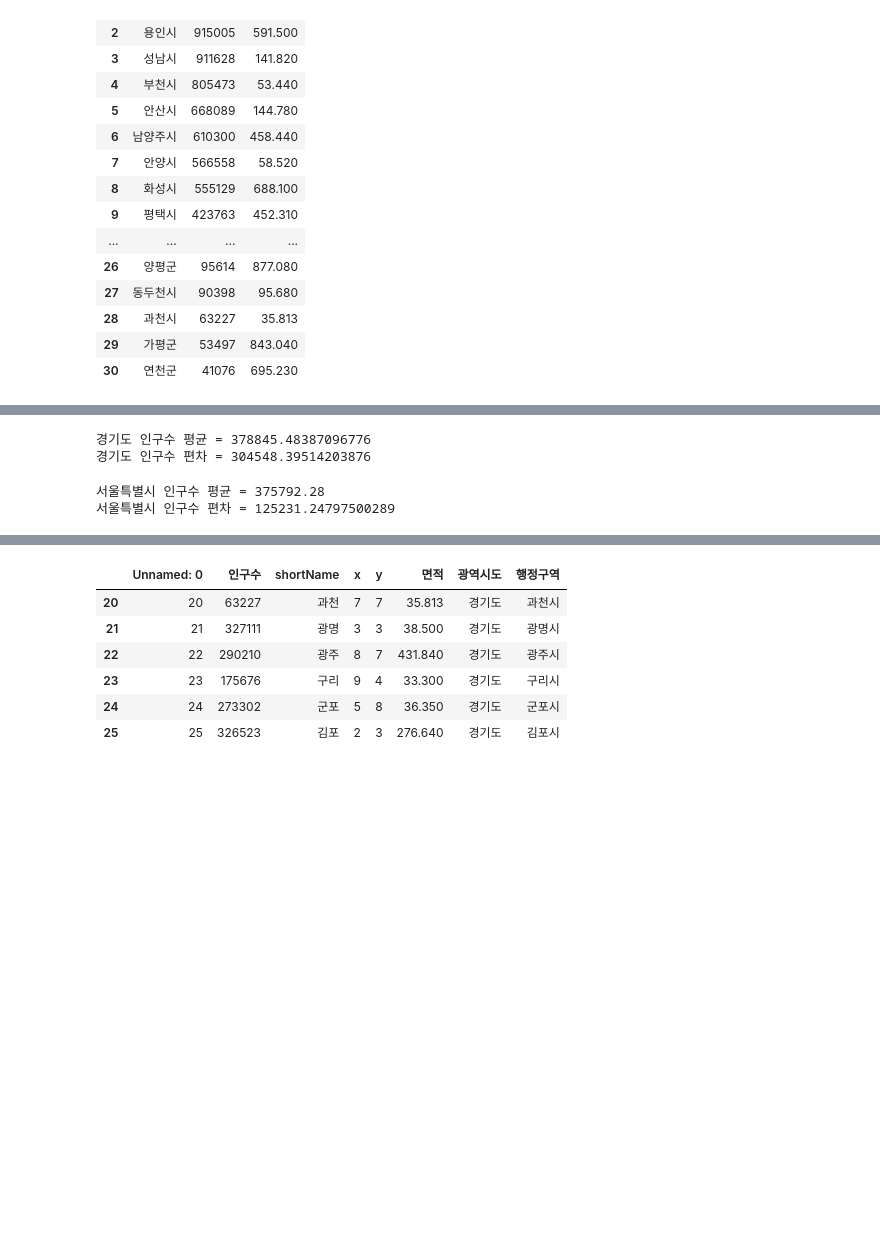
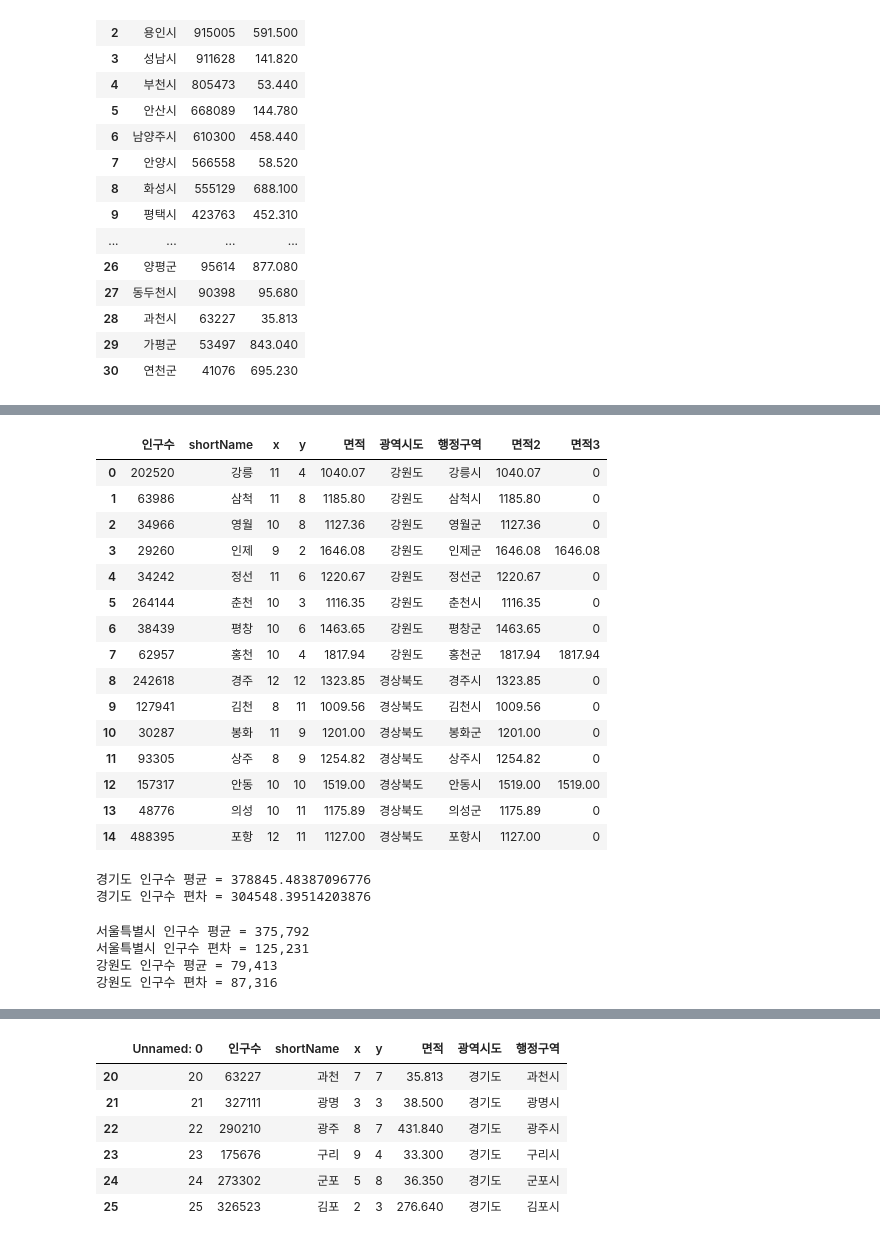
Before and after one commit to sehuikim02/Python_Webscraping_Analysis, a Jupyter notebook: 03-1.행정구역정보_분석과시각화.ipynb, the cells around one changed output, grey strips where cells are left out. Cells and saved outputs as stored; diff of their text form; code cells hidden in the pictures; blank space fills up the shorter version.

```diff
--- a/03-1.행정구역정보_분석과시각화.ipynb
+++ b/03-1.행정구역정보_분석과시각화.ipynb
@@ -396,5 +440,6 @@ data.loc[data['광역시도'] == '경상북도', ['행정구역','인구수','
 # %%
-# 면적이 > 1000 큰 조건과 매핑되는 새로운 DataFrame 생성 area_1000 라는 변수에 저장하기
-
+# 면적이 > 1000 큰 조건에 매핑되는 새로운 DataFrame 생성, area_1000 라는 변수에 저장하기
+area_1000 = data.loc[data['면적'] > 1000].copy()
 
 # area_1000 DataFrame 객체에 면적2 컬럼을 생성
+area_1000['면적2'] = area_1000['면적'].map('{:.2f}'.format)
@@ -417,0 +446,9 @@ data.loc[data['광역시도'] == '경상북도', ['행정구역','인구수','
+# %%
+# inplace 속성 - inplace = False (default값)
+# : 원본 데이터를 변경하지 않고, 변경한 내용을 출력만 함
+# inplace = True : 원본 데이터를 변경하고 출력함
+
+area_1000.reset_index(drop=True, inplace=True)
+# %%
+# 'Unnamed: 0' 컬럼(axis=1)을 삭제, 원본을 변경
+area_1000.drop('Unnamed: 0', axis=1, inplace=True)
@@ -418,2 +482,23 @@ data.loc[data['광역시도'] == '경상북도', ['행정구역','인구수','
+# %%
+# fillna() 를 사용하여 NaN 값 초기화하기
+area_1000.fillna(0, inplace=True)
+area_1000
+# %% [output]
+|  | 인구수 | shortName | x | y | 면적 | 광역시도 | 행정구역 | 면적2 | 면적3 |
+| 0 | 202520 | 강릉 | 11 | 4 | 1040.07 | 강원도 | 강릉시 | 1040.07 | 0 |
+| 1 | 63986 | 삼척 | 11 | 8 | 1185.80 | 강원도 | 삼척시 | 1185.80 | 0 |
+| 2 | 34966 | 영월 | 10 | 8 | 1127.36 | 강원도 | 영월군 | 1127.36 | 0 |
+| 3 | 29260 | 인제 | 9 | 2 | 1646.08 | 강원도 | 인제군 | 1646.08 | 1646.08 |
+| 4 | 34242 | 정선 | 11 | 6 | 1220.67 | 강원도 | 정선군 | 1220.67 | 0 |
+| 5 | 264144 | 춘천 | 10 | 3 | 1116.35 | 강원도 | 춘천시 | 1116.35 | 0 |
+| 6 | 38439 | 평창 | 10 | 6 | 1463.65 | 강원도 | 평창군 | 1463.65 | 0 |
+| 7 | 62957 | 홍천 | 10 | 4 | 1817.94 | 강원도 | 홍천군 | 1817.94 | 1817.94 |
+| 8 | 242618 | 경주 | 12 | 12 | 1323.85 | 경상북도 | 경주시 | 1323.85 | 0 |
+| 9 | 127941 | 김천 | 8 | 11 | 1009.56 | 경상북도 | 김천시 | 1009.56 | 0 |
+| 10 | 30287 | 봉화 | 11 | 9 | 1201.00 | 경상북도 | 봉화군 | 1201.00 | 0 |
+| 11 | 93305 | 상주 | 8 | 9 | 1254.82 | 경상북도 | 상주시 | 1254.82 | 0 |
+| 12 | 157317 | 안동 | 10 | 10 | 1519.00 | 경상북도 | 안동시 | 1519.00 | 1519.00 |
+| 13 | 48776 | 의성 | 10 | 11 | 1175.89 | 경상북도 | 의성군 | 1175.89 | 0 |
+| 14 | 488395 | 포항 | 12 | 11 | 1127.00 | 경상북도 | 포항시 | 1127.00 | 0 |
 # %%
 #경기도 인구수의 평균과 표준편차
@@ -427,6 +520,9 @@ def pop_mean_std(sido_name):
 # %%
-pop_mean_std('서울특별시')
+pop_mean_std(data, '서울특별시')
+pop_mean_std(data, '강원도')
 # %% [output]
-서울특별시 인구수 평균 = 375792.28
-서울특별시 인구수 편차 = 125231.24797500289
+서울특별시 인구수 평균 = 375,792
+서울특별시 인구수 편차 = 125,231
+강원도 인구수 평균 = 79,413
+강원도 인구수 편차 = 87,316
 # %%
```
Also changed, not shown: parts of 41 cells of this notebook.
